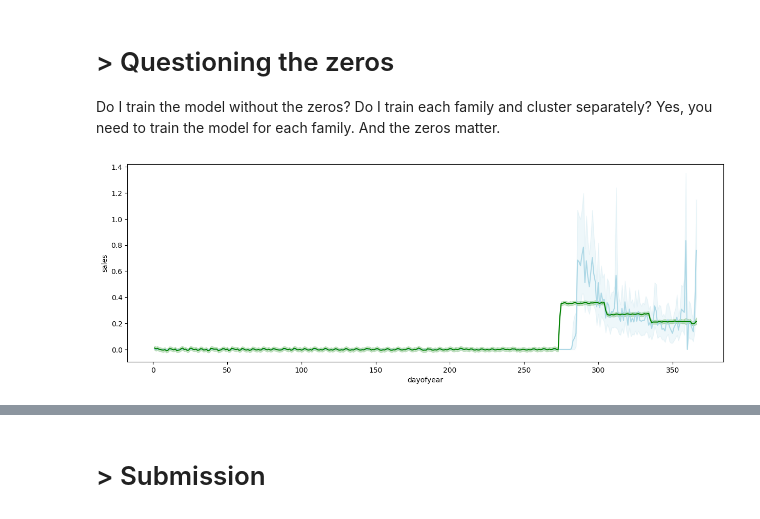
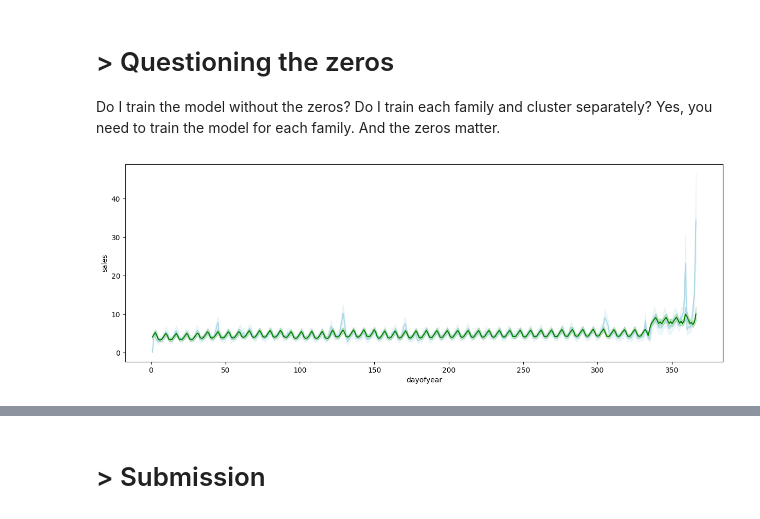
Before and after one commit to cmd-master/store-sales, a Jupyter notebook: store-sales.ipynb, the cells around one changed output, grey strips where cells are left out. Saved outputs shown, nothing was run; the diff lists cells and outputs as text; code cells hidden in the pictures.

```diff
--- a/store-sales.ipynb
+++ b/store-sales.ipynb
@@ -198,25 +231,32 @@ from sklearn.preprocessing import StandardScaler, OneHotEncoder
 from sklearn.impute import SimpleImputer
 
 class DataSelect(BaseEstimator, TransformerMixin):
-    def __init__(self, att, storetype, oilprice, holidays):
+    def __init__(self, att, store_type, oil_price, holidays, sales_band):
         self.att = att
-        self.storetype = storetype
-        self.oilprice = oilprice
+        self.store_type = store_type
+        self.oil_price = oil_price
         self.holidays = holidays
+        self.sales_band = sales_band
     def fit(self, X, y=None):
         return self
     def transform(self, X, y=None):
-        X = cleanData(X, self.storetype, self.oilprice, self.holidays) ## Find this at Top.
+        X = cleanData(X, self.store_type, self.oil_price, self.holidays, self.sales_band) ## Find this at Top.
         return X[self.att]
 
 num_pp = Pipeline([
-    ('dataselect', DataSelect(['onpromotion', 'weeknum', 'oil_price', 'holidays'], store_type, oil_price, holidays))
+    ('dataselect', DataSelect(
+        ['onpromotion', 'weeknum', 'oil_price', 'holidays', 'sales_band']
+        , store_type, oil_price, holidays, sales_band)
+    )
     , ('impute', SimpleImputer(strategy='mean'))
     , ('scaler', StandardScaler())
 ])
 
 cat_pp = Pipeline([
-    ('dataselect', DataSelect(['weekname', 'month', 'store_nbr', 'store_type'], store_type, oil_price, holidays))
+    ('dataselect', DataSelect(
+        ['weekname', 'month']
+        , store_type, oil_price, holidays, sales_band)
+    )
     , ('encoder', OneHotEncoder(sparse_output=False, handle_unknown='ignore'))
 ])
 
@@ -260,19 +300,20 @@ from sklearn.model_selection import cross_val_score
 def trainModels(d):
     ms = {}
     for member in d['family'].unique():
-        trn = d.loc[d['family'] == member]
-        x_val = pipe.transform(trn)
-        y_val = trn[target]
-        model = LinearRegression()
-        model.fit(x_val, y_val)
-        ms[member] = model
-
+        for store in d['sales_band'].unique():
+            trn = d.loc[(d['family'] == member) & (d['sales_band'] == store)]
+            x_val = pipe.transform(trn)
+            y_val = trn[target]
+            model = Ridge(100)
+            model.fit(x_val, y_val)
+            ms[member+'|'+store.astype(str)] = model
     return ms
 
 def makePredictions(d, mod):
     pr = []
     for member in d['family'].unique():
-        trn = d.loc[d['family'] == member]
-        x_val = pipe.transform(trn)
-        pr.append(pd.Series(mod[member].predict(x_val), index=trn.index))
+        for store in d['sales_band'].unique():
+            trn = d.loc[(d['family'] == member) & (d['sales_band'] == store)]
+            x_val = pipe.transform(trn)
+            pr.append(pd.Series(mod[member+'|'+store.astype(str)].predict(x_val), index=trn.index))
     return pd.concat(pr)
@@ -474,18 +445,18 @@ Do I train the model without the zeros? Do I train each family and cluster separ
 Yes, you need to train the model for each family. And the zeros matter.
 # %%
 g = train.copy()
-g = g.query('family == "BOOKS"')
+g = g.query('family == "LAWN AND GARDEN"')
 g['preds'] = makePredictions(g, models)
 # g = g.query('store_type == "A"')
 # g = g.loc[g[target] != 0]
 # g_pp = pipe.transform(g)
 # g_model = LinearRegression()
 # g_model.fit(g_pp, g[target])
 # g['preds_nonzero'] = g_model.predict(g_pp)
 
 fig, ax = plt.subplots(figsize=(15,5))
 sns.lineplot(data=g, x='dayofyear', y=target, ax=ax, color='lightblue');
 # sns.lineplot(data=g, x='dayofyear', y='preds', ax=ax, color='orange');
 sns.lineplot(data=g, x='dayofyear', y='preds', ax=ax, color='green');
 # %% [output]
-[figure, old version]
+[figure, new version]
```
Also changed, not shown: parts of 24 cells of this notebook.
